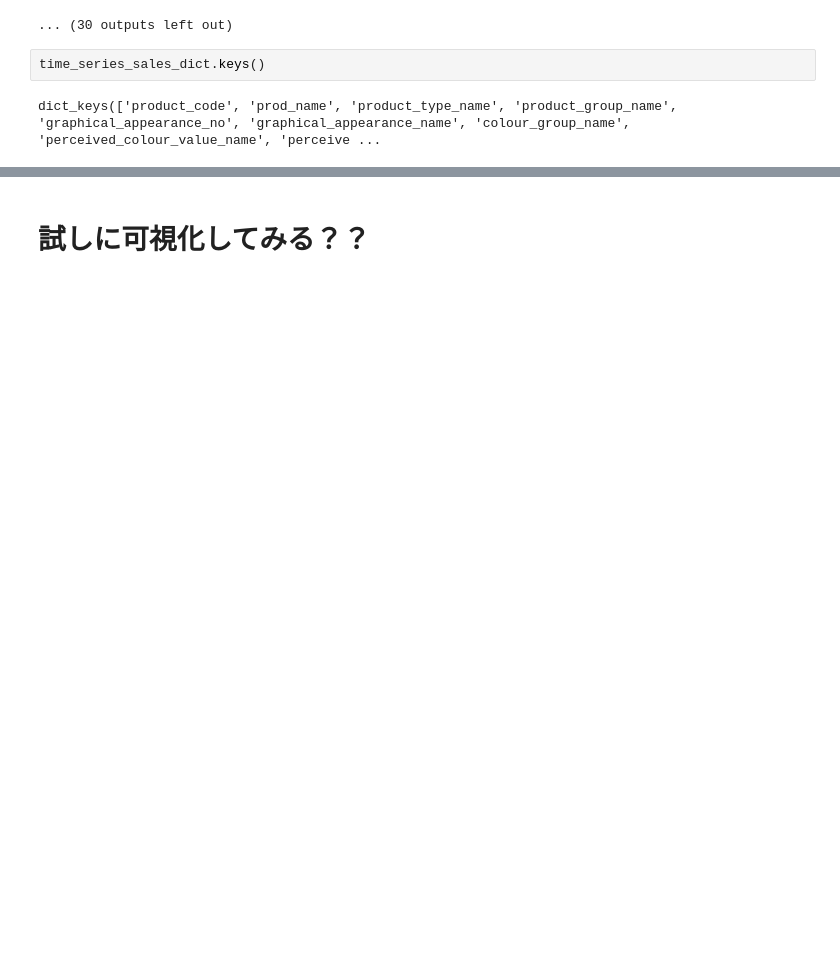
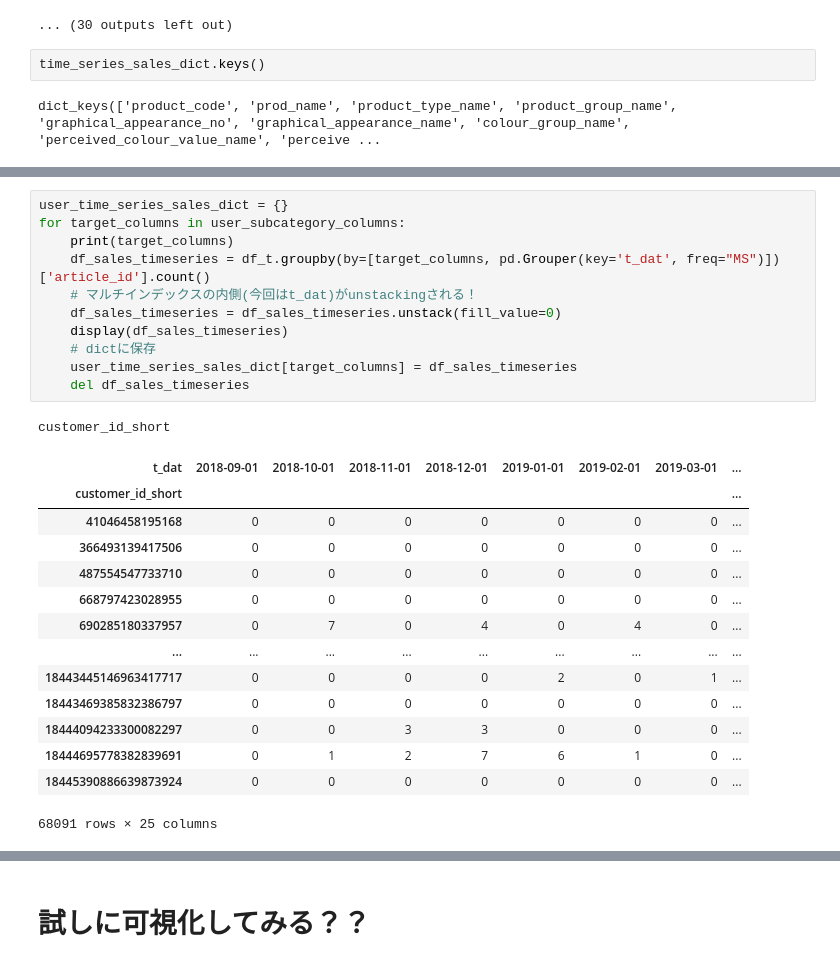
Before and after one commit to morinota/H_and_M_Personalized_Fashion_Recommendations, a Jupyter notebook: feature/item_feature.ipynb, the cells around one changed output, grey strips where cells are left out. Saved outputs shown, nothing was run; the diff lists cells and outputs as text; blank space fills up the shorter version.

```diff
--- a/feature/item_feature.ipynb
+++ b/feature/item_feature.ipynb
@@ -332,0 +358,27 @@ dict_keys(['product_code', 'prod_name', 'product_type_name', 'product_group_name
+# %%
+user_time_series_sales_dict = {}
+for target_columns in user_subcategory_columns:
+    print(target_columns)
+    df_sales_timeseries = df_t.groupby(by=[target_columns, pd.Grouper(key='t_dat', freq="MS")])['article_id'].count()
+    # マルチインデックスの内側(今回はt_dat)がunstackingされる！
+    df_sales_timeseries = df_sales_timeseries.unstack(fill_value=0)
+    display(df_sales_timeseries)
+    # dictに保存
+    user_time_series_sales_dict[target_columns] = df_sales_timeseries
+    del df_sales_timeseries
+# %% [output]
+customer_id_short
+| t_dat | 2018-09-01 | 2018-10-01 | 2018-11-01 | 2018-12-01 | 2019-01-01 | 2019-02-01 | 2019-03-01 | ... |
+| customer_id_short |  |  |  |  |  |  |  | ... |
+| 41046458195168 | 0 | 0 | 0 | 0 | 0 | 0 | 0 | ... |
+| 366493139417506 | 0 | 0 | 0 | 0 | 0 | 0 | 0 | ... |
+| 487554547733710 | 0 | 0 | 0 | 0 | 0 | 0 | 0 | ... |
+| 668797423028955 | 0 | 0 | 0 | 0 | 0 | 0 | 0 | ... |
+| 690285180337957 | 0 | 7 | 0 | 4 | 0 | 4 | 0 | ... |
+| ... | ... | ... | ... | ... | ... | ... | ... | ... |
+| 18443445146963417717 | 0 | 0 | 0 | 0 | 2 | 0 | 1 | ... |
+| 18443469385832386797 | 0 | 0 | 0 | 0 | 0 | 0 | 0 | ... |
+| 18444094233300082297 | 0 | 0 | 3 | 3 | 0 | 0 | 0 | ... |
+| 18444695778382839691 | 0 | 1 | 2 | 7 | 6 | 1 | 0 | ... |
+| 18445390886639873924 | 0 | 0 | 0 | 0 | 0 | 0 | 0 | ... |
+68091 rows × 25 columns
```
Also changed, not shown: parts of 15 cells of this notebook, 2 other files.
